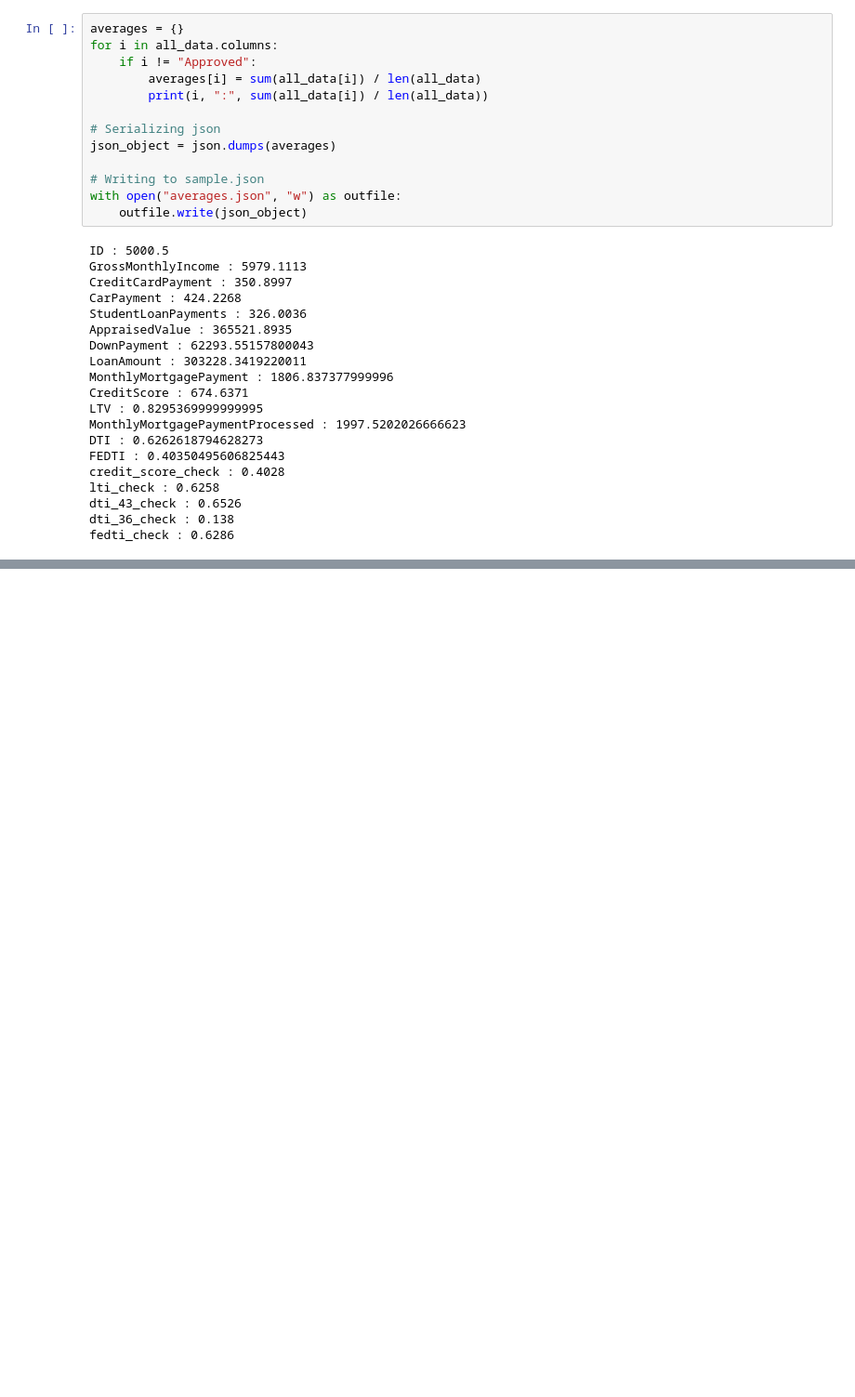
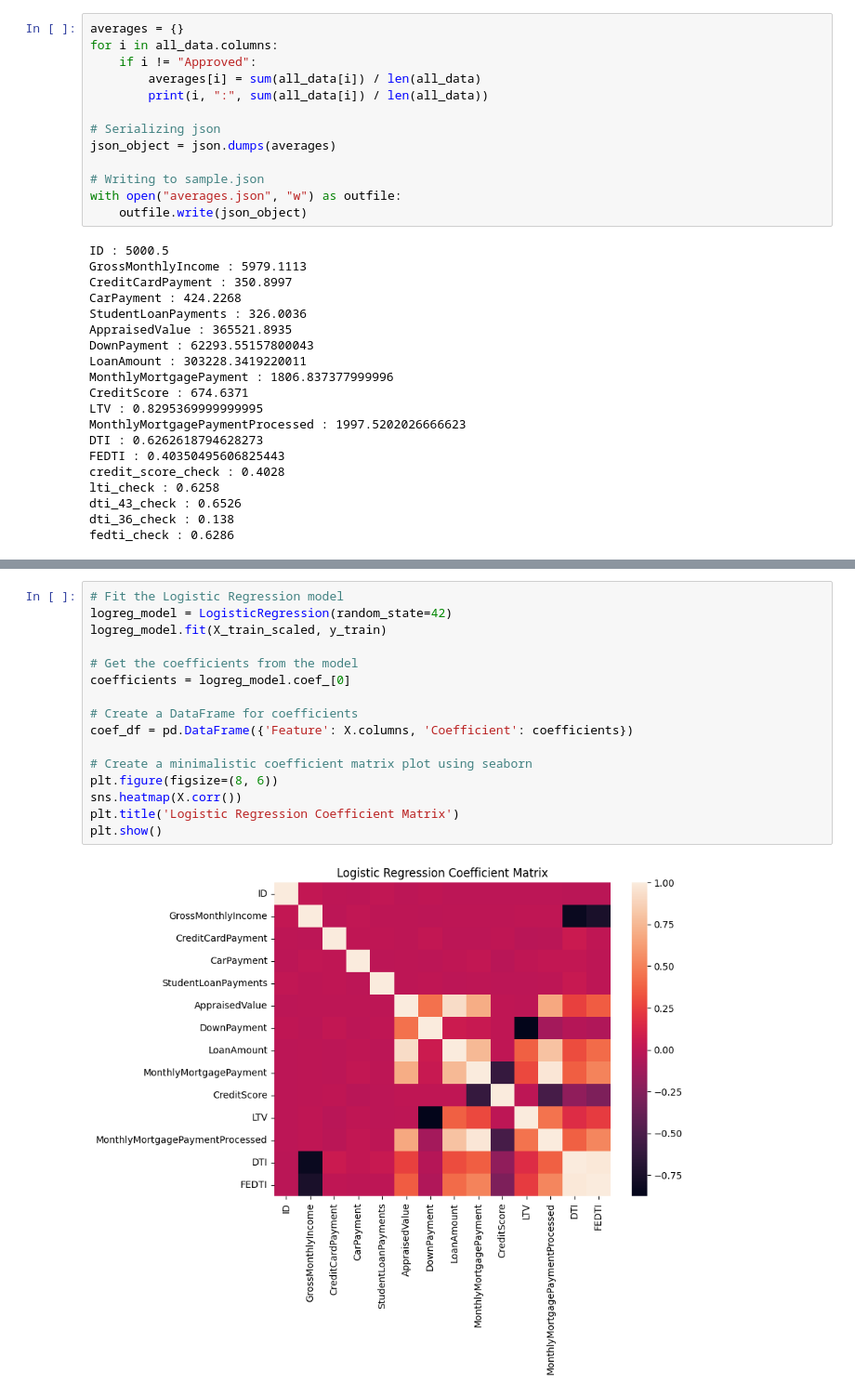
Before and after one commit to anishfish2/homestead-backend, a Jupyter notebook: analysis.ipynb, the cells around one changed output, grey strips where cells are left out. Shown: that part at 93% size. Drawn from its saved outputs; the diff is of its cells as text; blank space fills up the shorter version.

```diff
--- a/analysis.ipynb
+++ b/analysis.ipynb
@@ -146,0 +217,18 @@ KeyError: 'fedti'
+# %%
+# Fit the Logistic Regression model
+logreg_model = LogisticRegression(random_state=42)
+logreg_model.fit(X_train_scaled, y_train)
+
+# Get the coefficients from the model
+coefficients = logreg_model.coef_[0]
+
+# Create a DataFrame for coefficients
+coef_df = pd.DataFrame({'Feature': X.columns, 'Coefficient': coefficients})
+
+# Create a minimalistic coefficient matrix plot using seaborn
+plt.figure(figsize=(8, 6))
+sns.heatmap(X.corr())
+plt.title('Logistic Regression Coefficient Matrix')
+plt.show()
+# %% [output]
+[figure, added]
```
Also changed, not shown: parts of 10 cells of this notebook, 1 other file.
